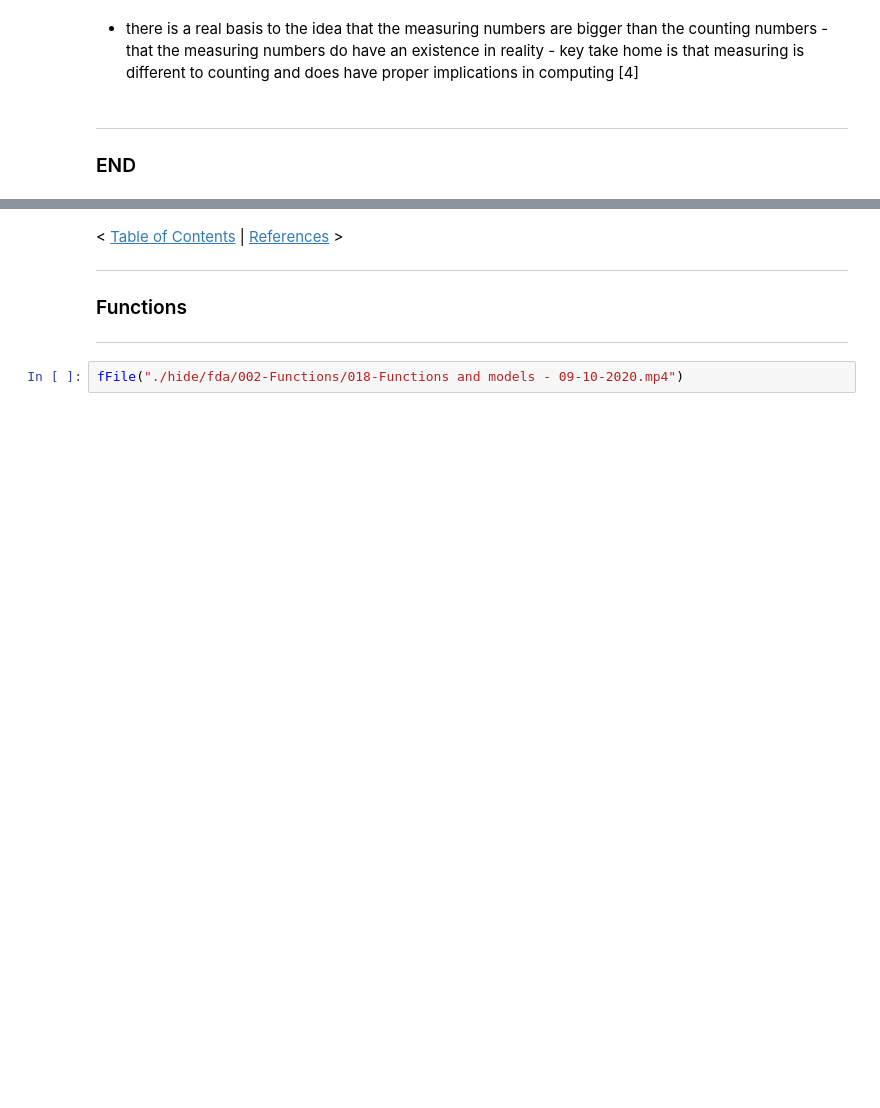
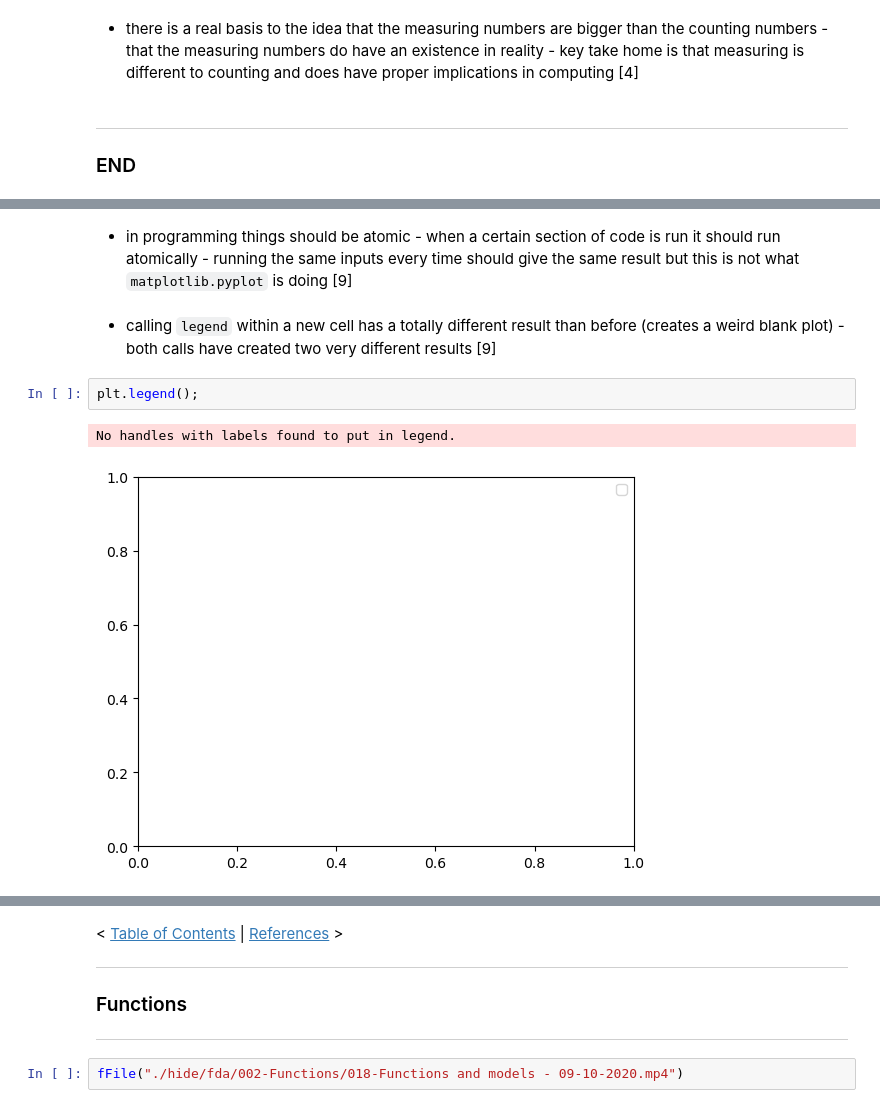
Before and after one commit to SeanOhAileasa/mls-machine-learning-statistics, a Jupyter notebook: mls-machine-learning-statistics.ipynb, the cells around one changed output, grey strips where cells are left out. Drawn from its saved outputs; the diff is of its cells as text; blank space fills up the shorter version.

```diff
--- a/mls-machine-learning-statistics.ipynb
+++ b/mls-machine-learning-statistics.ipynb
@@ -741,0 +910,9 @@ $$? \leftrightarrow 0.2015...$$
+# %% [markdown]
+- in programming things should be atomic - when a certain section of code is run it should run atomically - running the same inputs every time should give the same result but this is not what ``matplotlib.pyplot`` is doing [9]
+# %% [markdown]
+- calling ``legend`` within a new cell has a totally different result than before (creates a weird blank plot) - both calls have created two very different results [9]
+# %%
+plt.legend();
+# %% [output]
+No handles with labels found to put in legend.
+[figure, added]
```
Also changed, not shown: parts of 101 cells of this notebook.
